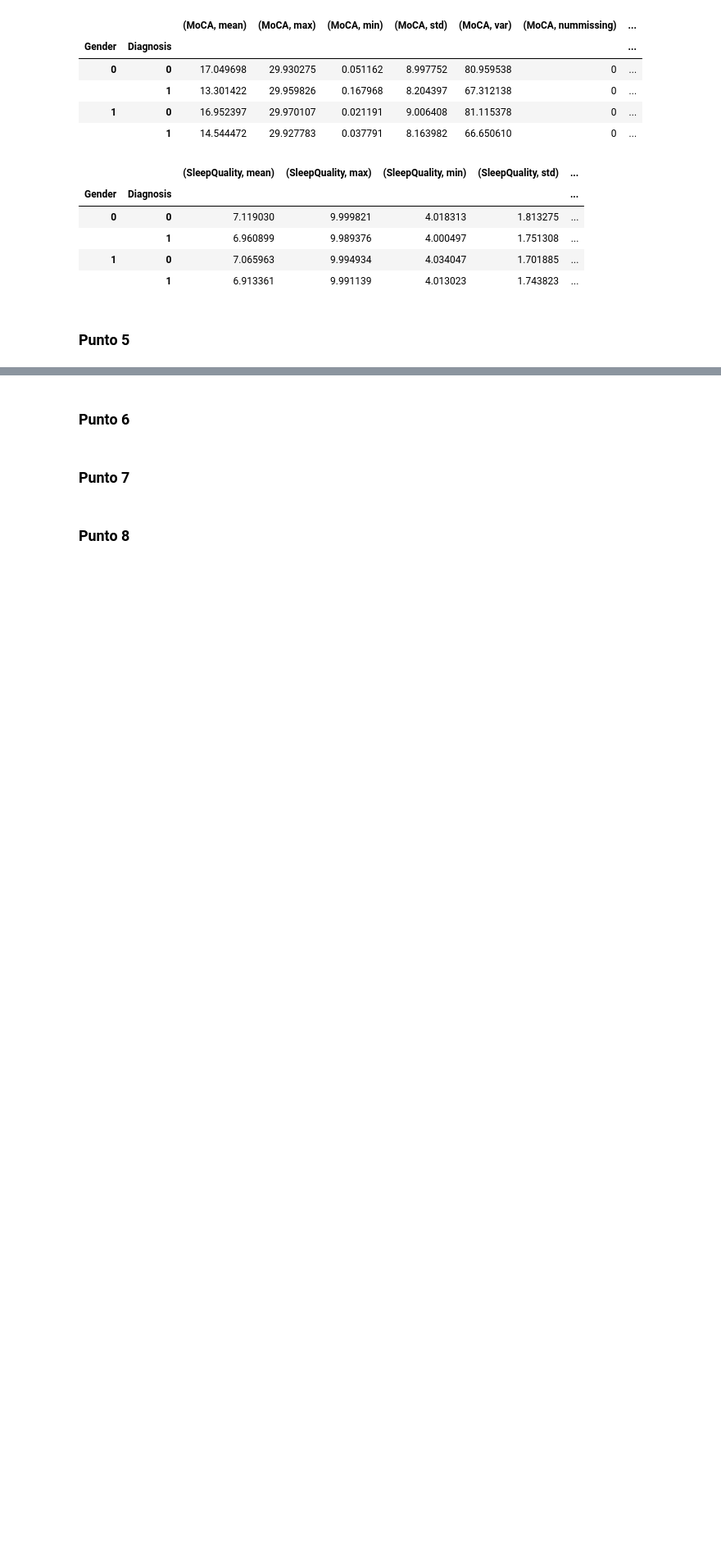
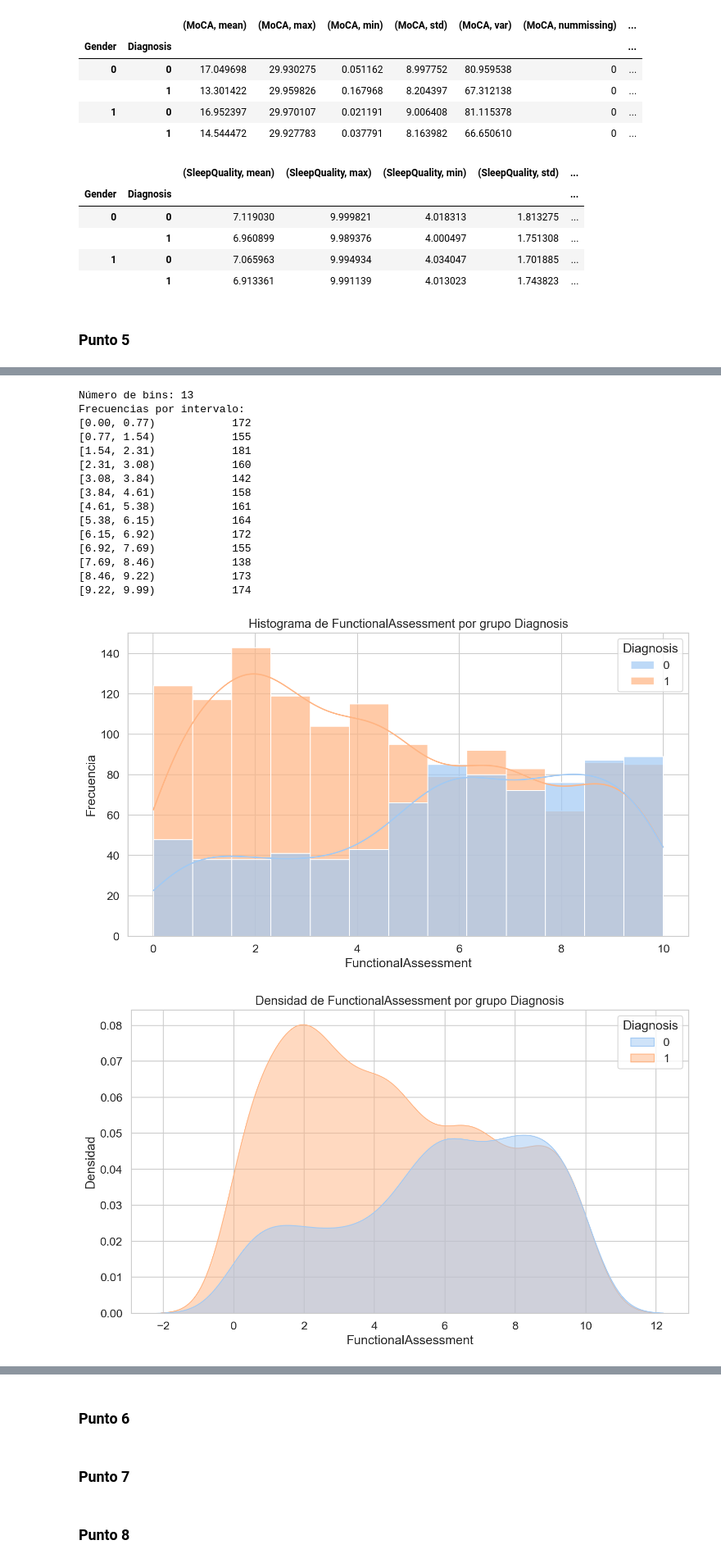
Before and after one commit to Lmarvq/Proyecto-1, a Jupyter notebook: Proyecto_1.ipynb, the cells around one changed output, grey strips where cells are left out. Shown at 82% size. Saved outputs shown, nothing was run; the diff lists cells and outputs as text; code cells hidden in the pictures; blank space fills up the shorter version.

```diff
--- a/Proyecto_1.ipynb
+++ b/Proyecto_1.ipynb
@@ -1084,0 +1255,21 @@ resumen_estadistico(df_csv,grupos=['Gender', 'Diagnosis'],columnas=['SleepQualit
+# %%
+graficar_histograma(df_csv, 'FunctionalAssessment', 'Diagnosis')
+graficar_densidad2(df_csv, 'FunctionalAssessment', 'Diagnosis')
+# %% [output]
+Número de bins: 13
+Frecuencias por intervalo:
+[0.00, 0.77)            172
+[0.77, 1.54)            155
+[1.54, 2.31)            181
+[2.31, 3.08)            160
+[3.08, 3.84)            142
+[3.84, 4.61)            158
+[4.61, 5.38)            161
+[5.38, 6.15)            164
+[6.15, 6.92)            172
+[6.92, 7.69)            155
+[7.69, 8.46)            138
+[8.46, 9.22)            173
+[9.22, 9.99)            174
+[figure, added]
+[figure, added]
```
Also changed, not shown: parts of 10 cells of this notebook.
